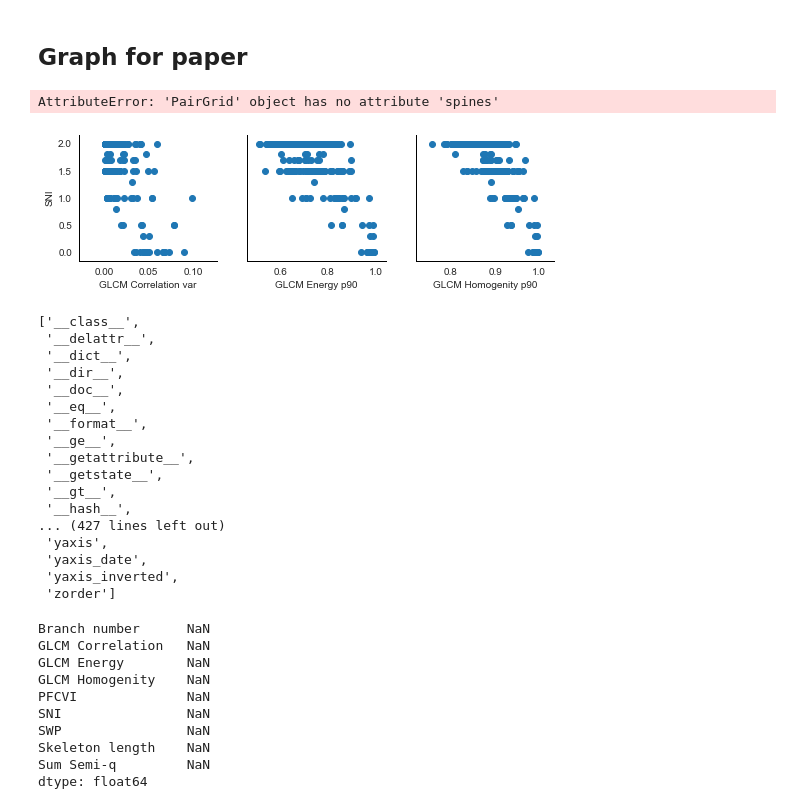
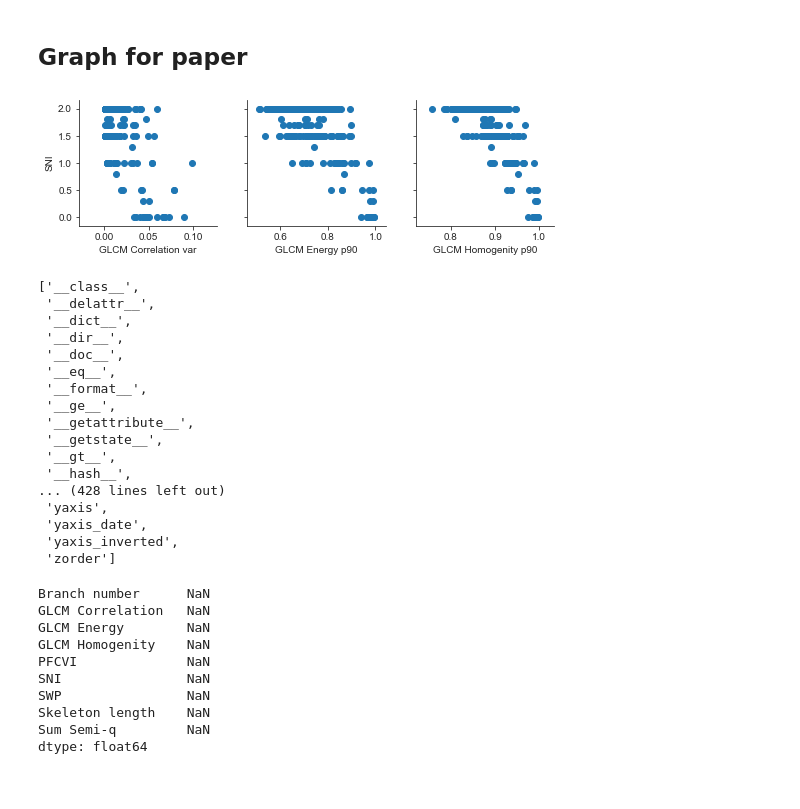
Before and after one commit to mjirik/scaffan, a Jupyter notebook: experiments/lobulus_area_evaluation.ipynb, the cells around one changed output. Drawn from its saved outputs; the diff is of its cells as text; code cells hidden in the pictures.

```diff
--- a/experiments/lobulus_area_evaluation.ipynb
+++ b/experiments/lobulus_area_evaluation.ipynb
@@ -280,22 +270,21 @@ best_annotations = [
 # %%
 # iris = sns.load_dataset("iris")
 g = sns.PairGrid(
     df[dfselector], y_vars=[
         *best_annotations
     ],
     x_vars=[
         *best_features
     ])
 ax = g.map(plt.scatter);
 ax
-uu = ax.spines["top"].set_visible(True)
-uu = ax.spines["right"].set_visible(True)
-g.axes[0][0].ax.spines["top"].set_visible(True)
+# uu = ax.spines["top"].set_visible(True)
+# uu = ax.spines["right"].set_visible(True)
+# g.axes[0][0].ax.spines["top"].set_visible(True)
 plt.savefig(output_path_images / "SNI_features.pdf", bbox_inches='tight')
 plt.savefig(output_path_images / "SNI_features.png", bbox_inches='tight', dpi=800)
 # %% [output]
-AttributeError: 'PairGrid' object has no attribute 'spines'
-[figure, old version]
+[figure, new version]
 # %%
 dir(g.axes[0][0])
 # %% [output]
@@ -311,7 +300,7 @@ dir(g.axes[0][0])
  '__getstate__',
  '__gt__',
  '__hash__',
-... (427 lines left out)
+... (428 lines left out)
  'yaxis',
  'yaxis_date',
  'yaxis_inverted',
```
Also changed, not shown: parts of 16 cells of this notebook.
